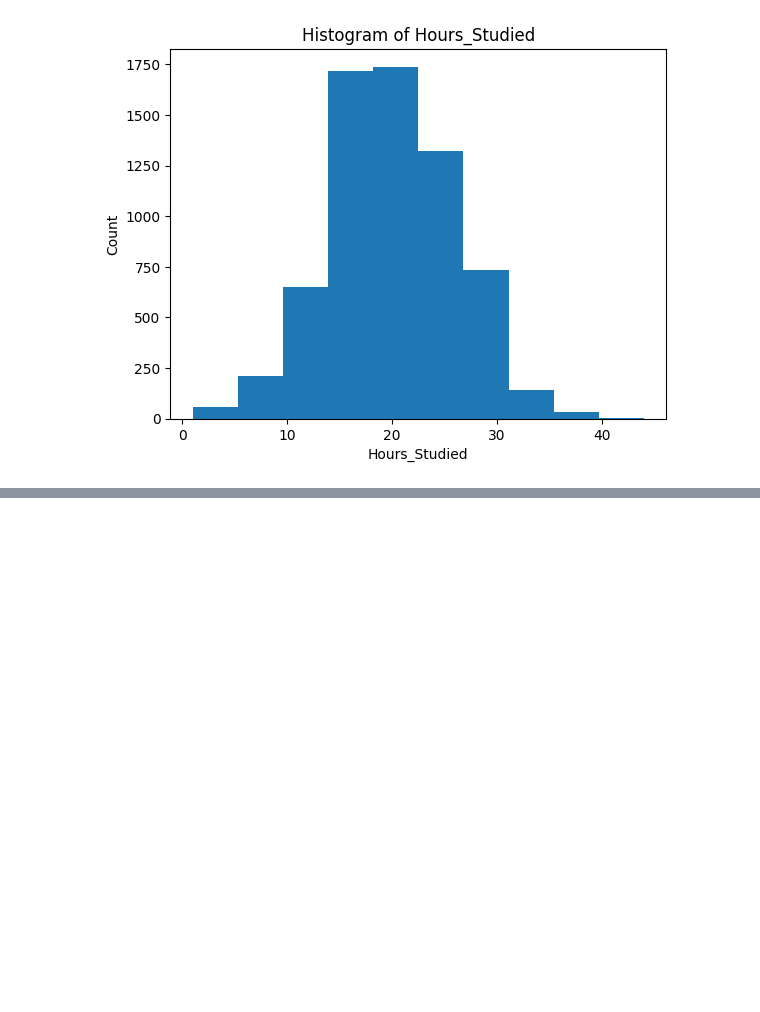
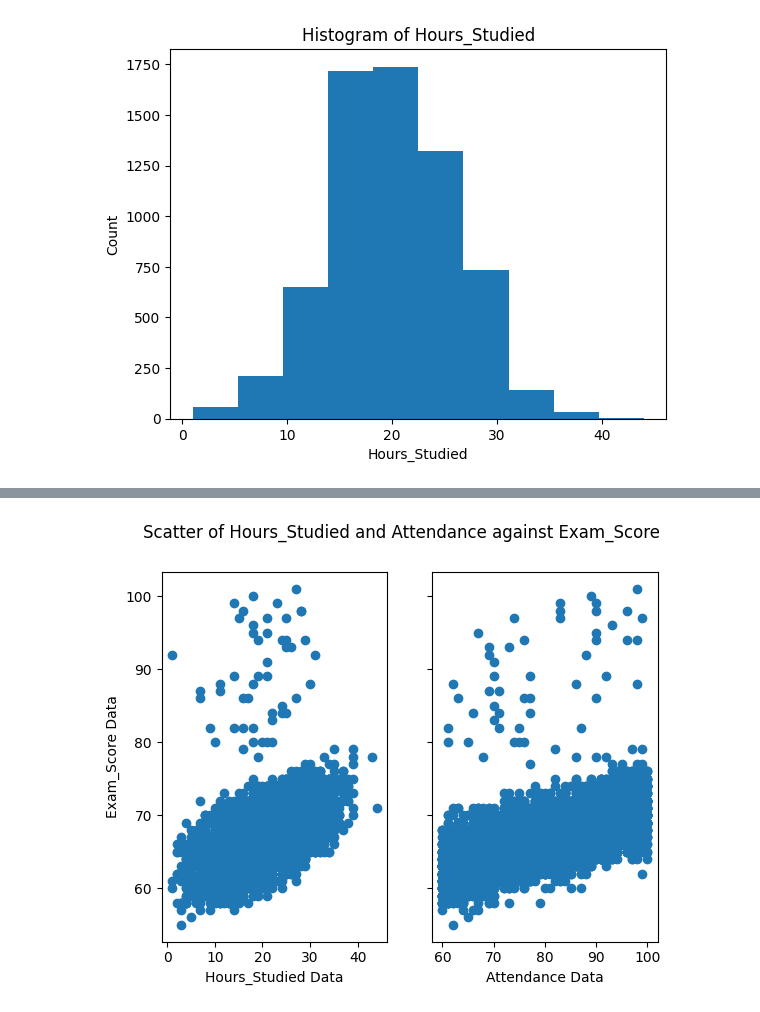
Before and after one commit to TempeHS/2025SE-MaxH-Task2, a Jupyter notebook: 1.Model_Development/1.1.Data_Wrangling/1.1.1.data_preview.ipynb, the cells around one changed output, grey strips where cells are left out. Saved outputs shown, nothing was run; the diff lists cells and outputs as text; code cells hidden in the pictures; blank space fills up the shorter version.

```diff
--- a/1.Model_Development/1.1.Data_Wrangling/1.1.1.data_preview.ipynb
+++ b/1.Model_Development/1.1.Data_Wrangling/1.1.1.data_preview.ipynb
@@ -76,0 +103,15 @@ plt.show()
+# %%
+# Scatter plot 2 columns in separate charts with a shared y-axis
+fig, (ax1, ax2) = plt.subplots(1,2, sharey=True)
+plt.suptitle(f"Scatter of {data_frame['Hours_Studied'].name} and {data_frame['Attendance'].name} against {data_frame['Exam_Score'].name}")
+ax1.set_ylabel(f'{data_frame['Exam_Score'].name} Data')
+
+ax1.scatter(data_frame['Hours_Studied'], data_frame['Exam_Score'])
+ax1.set_xlabel(f'{data_frame['Hours_Studied'].name} Data')
+
+ax2.scatter(data_frame['Attendance'], data_frame['Exam_Score'])
+ax2.set_xlabel(f'{data_frame['Attendance'].name} Data')
+
+plt.show()
+# %% [output]
+[figure, added]
```
Also changed, not shown: parts of 3 cells of this notebook, 3 other files.
